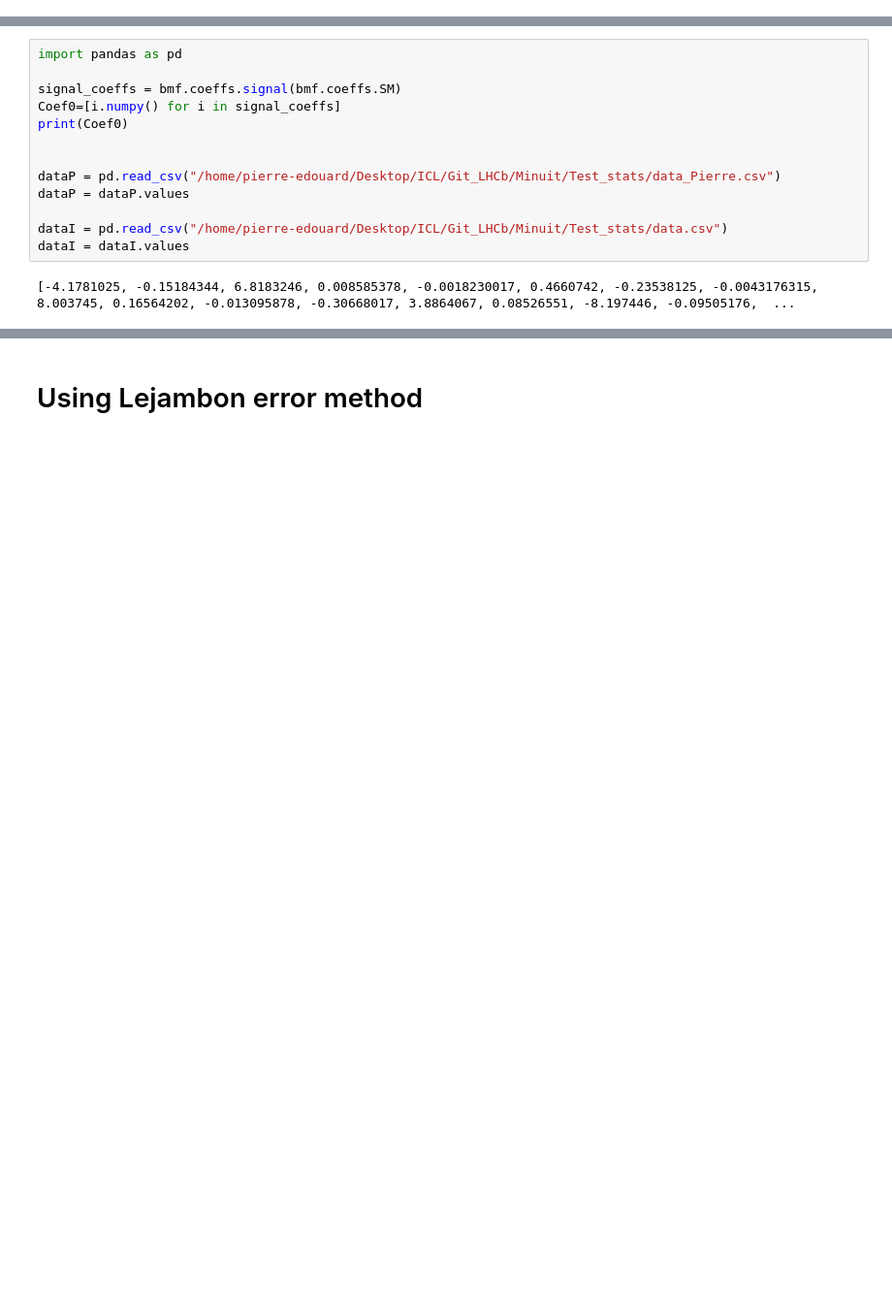
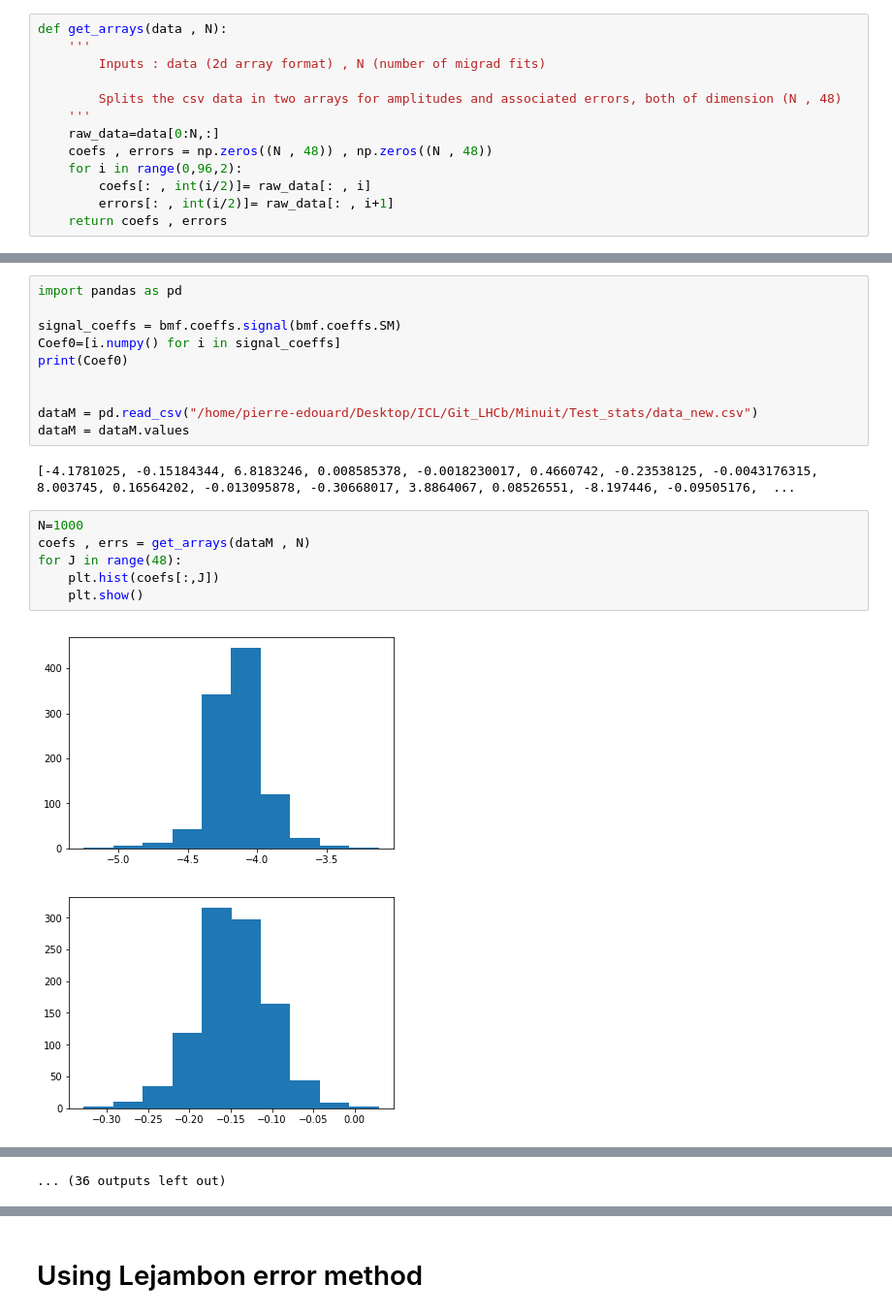
Before and after one commit to kamathrohan/b-decay-unbinned-machine-fit, a Jupyter notebook: Minuit/Amplitudes plot .ipynb, the cells around one changed output, grey strips where cells are left out. Shown at 97% size. Saved outputs shown, nothing was run; the diff lists cells and outputs as text; blank space fills up the shorter version.

Commit message:
CI on amplitudes

```diff
--- a/Minuit/Amplitudes plot .ipynb
+++ b/Minuit/Amplitudes plot .ipynb
@@ -15,6 +15,19 @@ import seaborn as sns
 import b_meson_fit as bmf
 from toy_minuit import toy
 from test_iminuit import amplitude_latex_names ,amplitude_names, LaTex_labels , Standard_labels  , fix_array , fix_alphas , fix_one_alpha , fix_alpha_beta  ,fix_alpha_beta_gamma5
+# %%
+def get_arrays(data , N):
+    '''
+        Inputs : data (2d array format) , N (number of migrad fits)
+
+        Splits the csv data in two arrays for amplitudes and associated errors, both of dimension (N , 48)
+    '''
+    raw_data=data[0:N,:]
+    coefs , errors = np.zeros((N , 48)) , np.zeros((N , 48))
+    for i in range(0,96,2):
+        coefs[: , int(i/2)]= raw_data[: , i]
+        errors[: , int(i/2)]= raw_data[: , i+1]
+    return coefs , errors
 # %%
 #first we need to generate some data ...
 
@@ -270,10 +258,16 @@ Coef0=[i.numpy() for i in signal_coeffs]
 print(Coef0)
 
 
-dataP = pd.read_csv("/home/pierre-edouard/Desktop/ICL/Git_LHCb/Minuit/Test_stats/data_Pierre.csv")
-dataP = dataP.values
-
-dataI = pd.read_csv("/home/pierre-edouard/Desktop/ICL/Git_LHCb/Minuit/Test_stats/data.csv")
-dataI = dataI.values
+dataM = pd.read_csv("/home/pierre-edouard/Desktop/ICL/Git_LHCb/Minuit/Test_stats/data_new.csv")
+dataM = dataM.values
 # %% [output]
 [-4.1781025, -0.15184344, 6.8183246, 0.008585378, -0.0018230017, 0.4660742, -0.23538125, -0.0043176315, 8.003745, 0.16564202, -0.013095878, -0.30668017, 3.8864067, 0.08526551, -8.197446, -0.09505176,  ...
+# %%
+N=1000
+coefs , errs = get_arrays(dataM , N)
+for J in range(48):
+    plt.hist(coefs[:,J])
+    plt.show()
+# %% [output]
+[figure, added]
+[figure, added]
@@ -280,3 +284,4 @@ dataI = dataI.values
+... (36 outputs left out)
 # %%
 plt.plot(x , ansatz(np.mean(alpha) ,np.mean(beta), np.mean(gamma) , x) , 'r.')
 plt.plot(x , ansatz(Coef0[0] ,Coef0[1], Coef0[2] , x) , 'r.')
```
Also changed, not shown: parts of 8 cells of this notebook, 1 other file.
